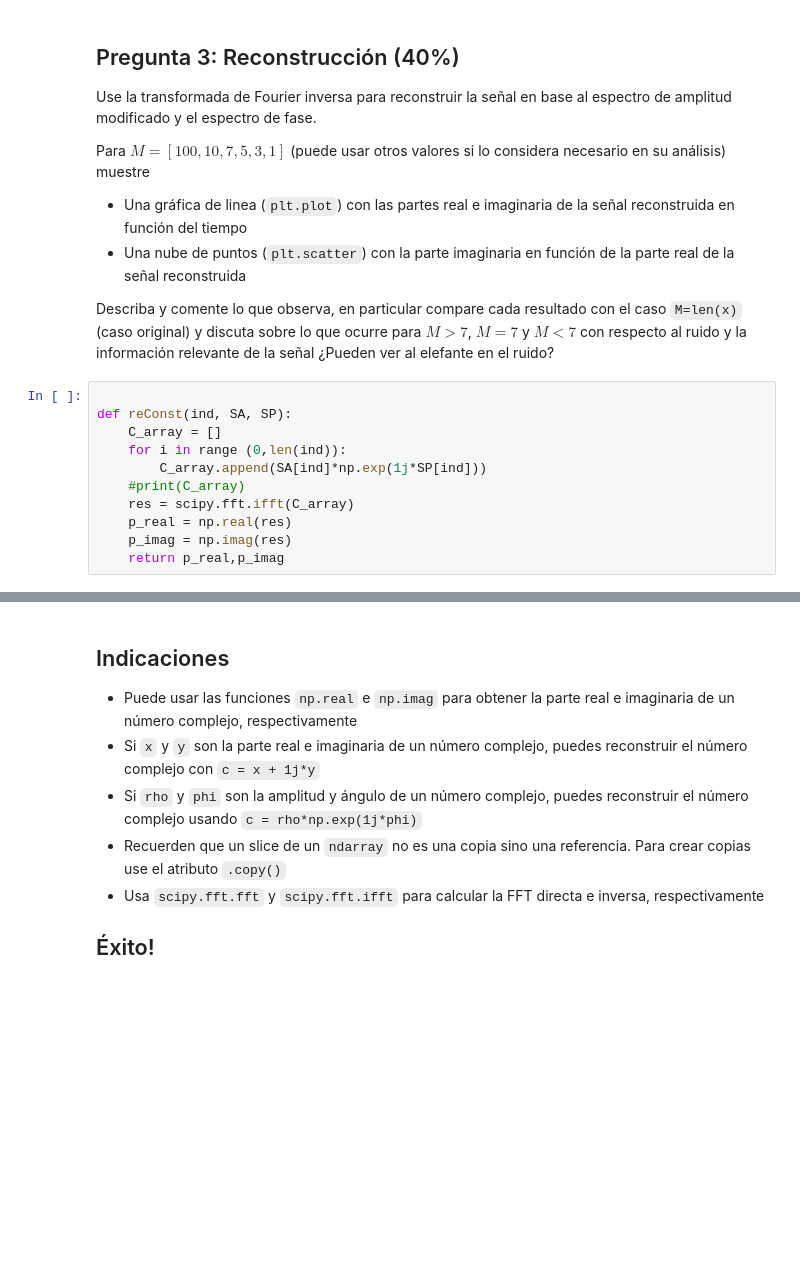
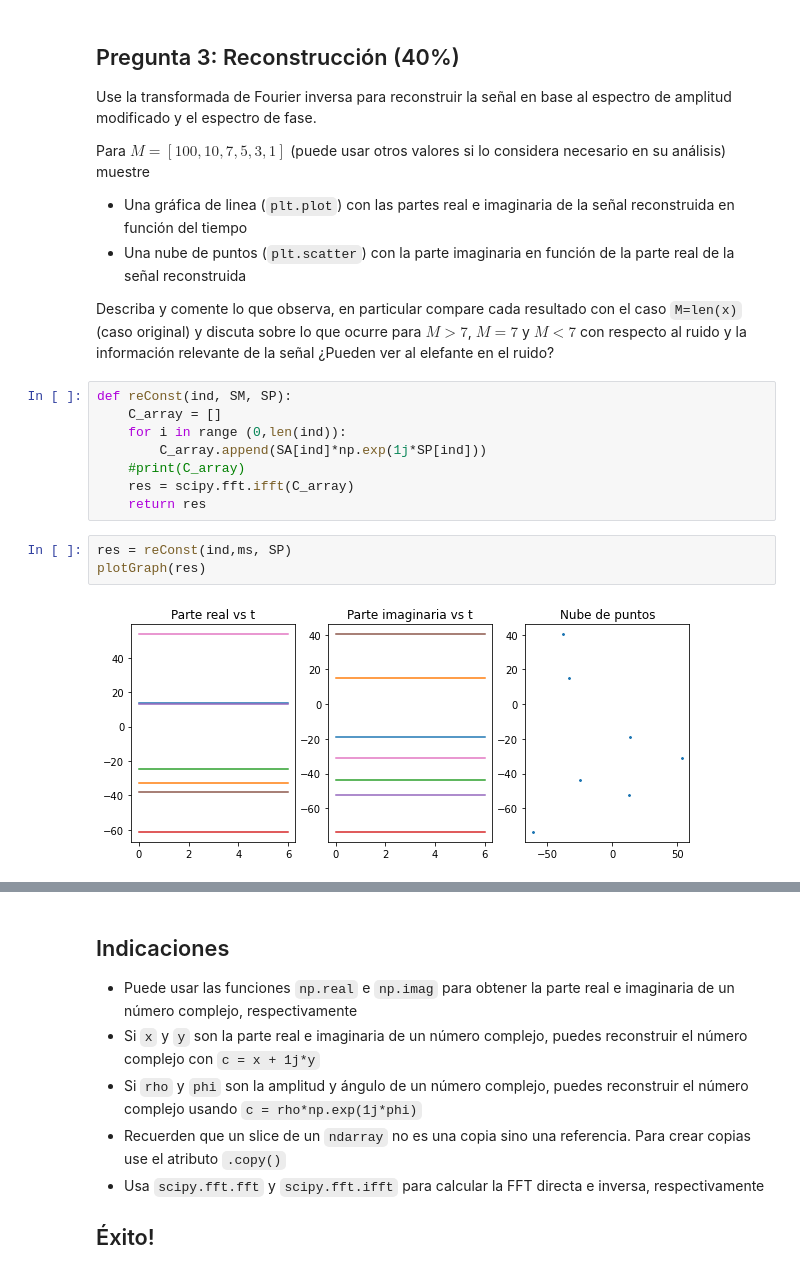
Before and after one commit to Rickiwasho/Analisis-sistemas-lineales, a Jupyter notebook: docs/tarea1/tarea1_info183.ipynb, the cells around one changed output, grey strips where cells are left out. Cells and saved outputs as stored; diff of their text form; blank space fills up the shorter version.

```diff
--- a/docs/tarea1/tarea1_info183.ipynb
+++ b/docs/tarea1/tarea1_info183.ipynb
@@ -175,14 +174,16 @@ Para $M=[100, 10, 7, 5, 3, 1]$ (puede usar otros valores si lo considera necesar
 
 Describa y comente lo que observa, en particular compare cada resultado con el caso `M=len(x)` (caso original) y discuta sobre lo que ocurre para $M>7$, $M=7$ y $M<7$ con respecto al ruido y la información relevante de la señal ¿Pueden ver al elefante en el ruido?
 # %%
-
-def reConst(ind, SA, SP):
+def reConst(ind, SM, SP):
     C_array = []
     for i in range (0,len(ind)):
         C_array.append(SA[ind]*np.exp(1j*SP[ind]))
     #print(C_array)
     res = scipy.fft.ifft(C_array)
-    p_real = np.real(res)
-    p_imag = np.imag(res)
-    return p_real,p_imag
+    return res
+# %%
+res = reConst(ind,ms, SP)
+plotGraph(res)
+# %% [output]
+[figure, added]
 # %%
```
Also changed, not shown: parts of 6 cells of this notebook.
